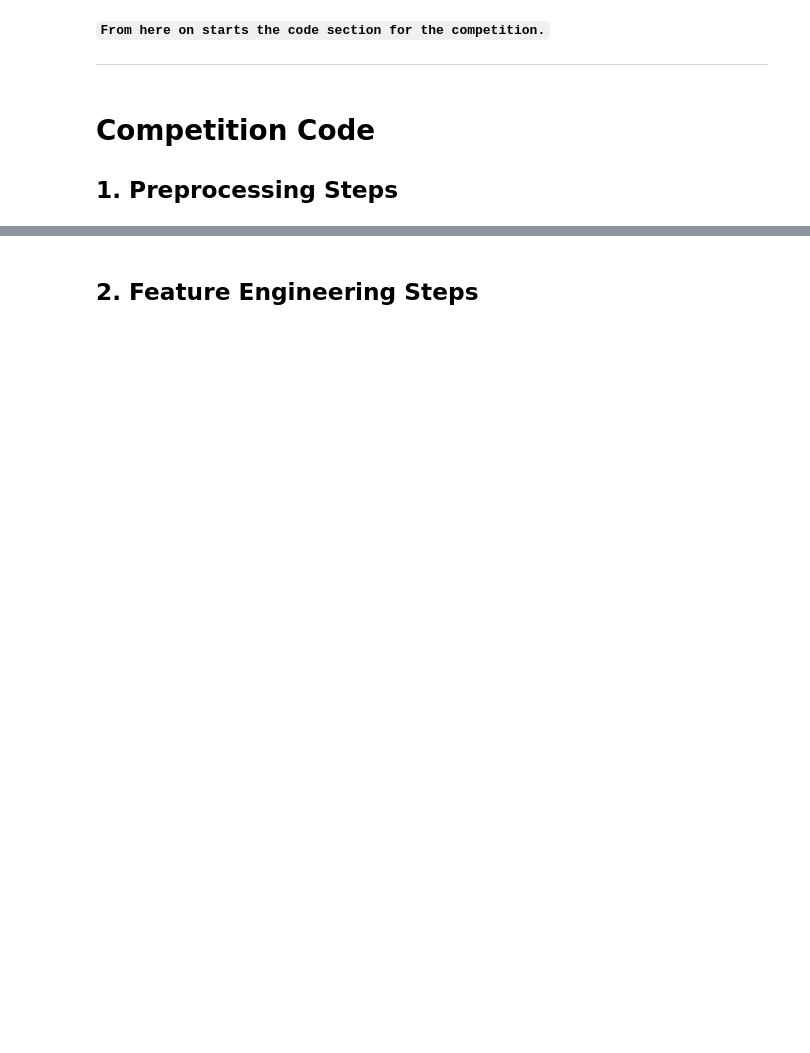
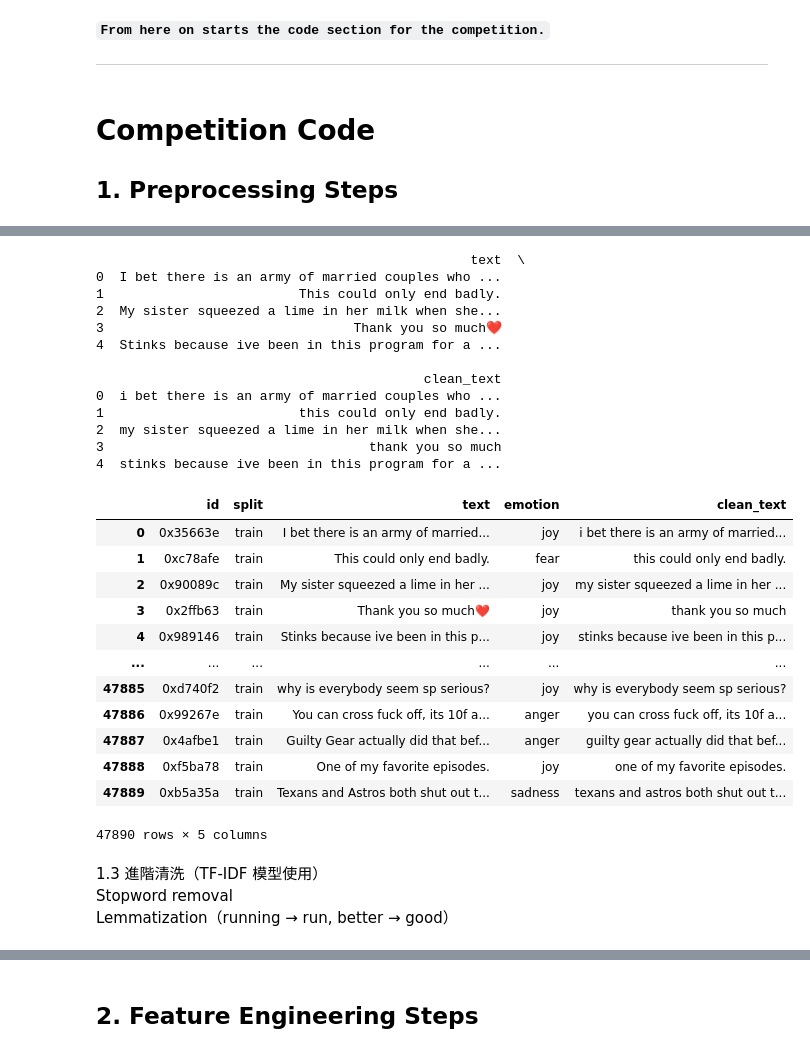
Before and after one commit to Jimmy030199/DM2025-Lab2-Exercise-main, a Jupyter notebook: DM2025-Lab2-Homework.ipynb, the cells around one changed output, grey strips where cells are left out. Drawn from its saved outputs; the diff is of its cells as text; code cells hidden in the pictures; blank space fills up the shorter version.

```diff
--- a/DM2025-Lab2-Homework.ipynb
+++ b/DM2025-Lab2-Homework.ipynb
@@ -151,0 +327,61 @@ Markdown Syntax to Add Image: `![Description of the Image](./your_local_folder/n
+# %%
+import re
+import pandas as pd
+import emoji
+# 讀進剛剛的整合資料
+train_df = pd.read_csv("train_ready.csv")
+test_df  = pd.read_csv("test_ready.csv")
+
+# === 定義文字清理函式 ===
+def clean_text(t: str) -> str:
+    """清理英文文字，保留情緒線索 (!, ?, emoji)，去除雜訊與停用詞。"""
+    t = str(t).lower()
+    t = emoji.replace_emoji(t, replace='')           # 移除 emoji（可改成 replace='emoji' 保留標記）
+    t = re.sub(r"http\S+|www\S+", " ", t)           # 移除網址
+    t = re.sub(r"@\w+", " ", t)                     # 移除 @user
+    t = re.sub(r"#(\w+)", r"\1", t)                 # 保留 hashtag 詞根
+    t = re.sub(r"[^a-z0-9'!?.,\s]", " ", t)         # 保留英文、數字與情緒符號
+    t = re.sub(r"\s+", " ", t).strip()
+    # 可選：移除停用詞（僅限非 BERT 模型，對 Transformer 通常不必要）
+    # t = " ".join([w for w in t.split() if w not in stop_words])
+    return t
+
+
+# === 套用至訓練與測試資料 ===
+train_df["clean_text"] = train_df["text"].apply(clean_text)
+test_df["clean_text"]  = test_df["text"].apply(clean_text)
+
+# === 檢查效果 ===
+print(train_df[["text", "clean_text"]].head(5))
+display(train_df)
+# %% [output]
+                                                text  \
+0  I bet there is an army of married couples who ...
+1                         This could only end badly.
+2  My sister squeezed a lime in her milk when she...
+3                                Thank you so much❤️
+4  Stinks because ive been in this program for a ...
+
+                                          clean_text
+0  i bet there is an army of married couples who ...
+1                         this could only end badly.
+2  my sister squeezed a lime in her milk when she...
+3                                  thank you so much
+4  stinks because ive been in this program for a ...
+|  | id | split | text | emotion | clean_text |
+| 0 | 0x35663e | train | I bet there is an army of married... | joy | i bet there is an army of married... |
+| 1 | 0xc78afe | train | This could only end badly. | fear | this could only end badly. |
+| 2 | 0x90089c | train | My sister squeezed a lime in her ... | joy | my sister squeezed a lime in her ... |
+| 3 | 0x2ffb63 | train | Thank you so much❤️ | joy | thank you so much |
+| 4 | 0x989146 | train | Stinks because ive been in this p... | joy | stinks because ive been in this p... |
+| ... | ... | ... | ... | ... | ... |
+| 47885 | 0xd740f2 | train | why is everybody seem sp serious? | joy | why is everybody seem sp serious? |
+| 47886 | 0x99267e | train | You can cross fuck off, its 10f a... | anger | you can cross fuck off, its 10f a... |
+| 47887 | 0x4afbe1 | train | Guilty Gear actually did that bef... | anger | guilty gear actually did that bef... |
+| 47888 | 0xf5ba78 | train | One of my favorite episodes. | joy | one of my favorite episodes. |
+| 47889 | 0xb5a35a | train | Texans and Astros both shut out t... | sadness | texans and astros both shut out t... |
+47890 rows × 5 columns
+# %% [markdown]
+1.3 進階清洗（TF-IDF 模型使用）<br>
+Stopword removal<br>
+Lemmatization（running → run, better → good）<br>
```
Also changed, not shown: parts of 69 cells of this notebook, 5 other files.
